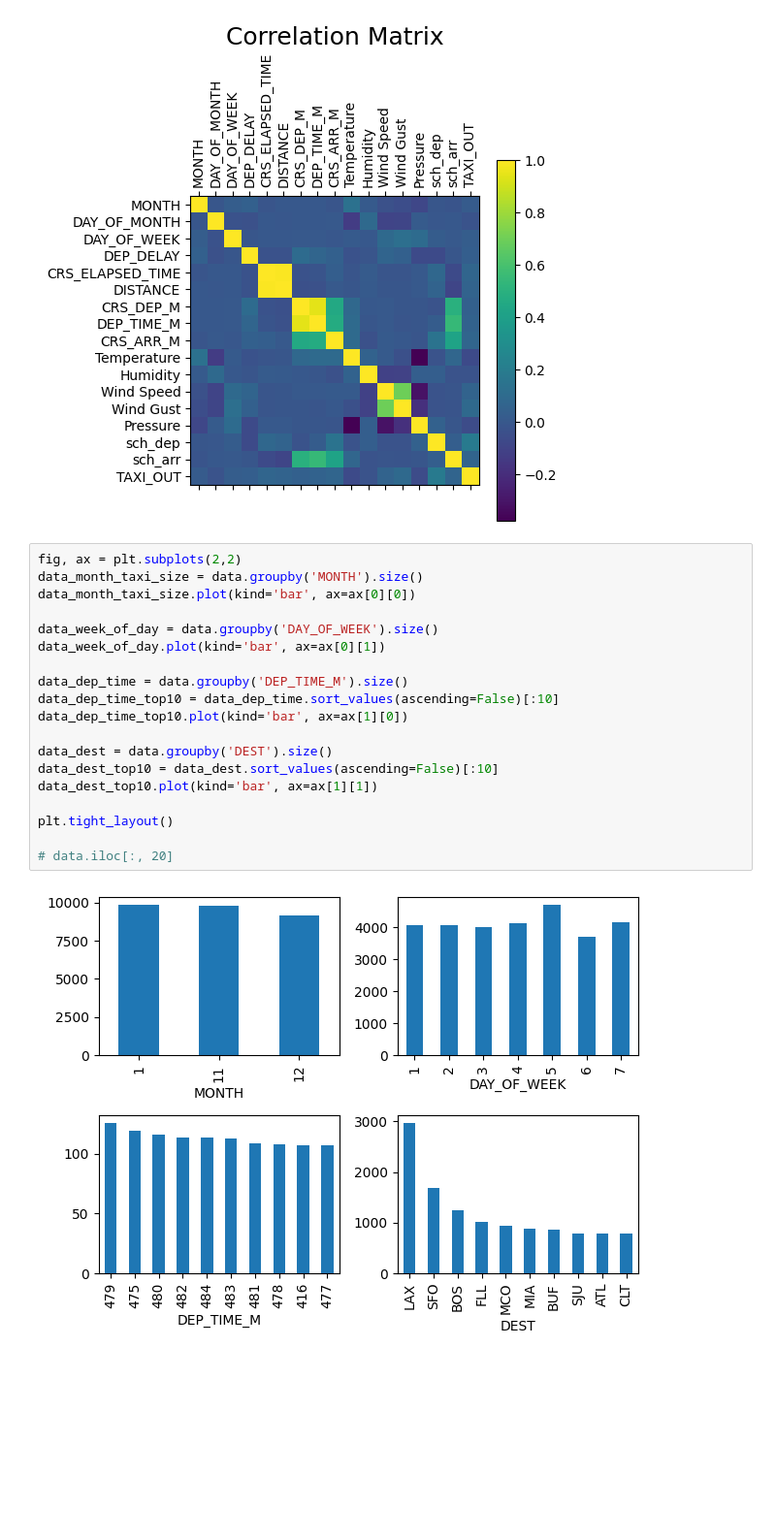
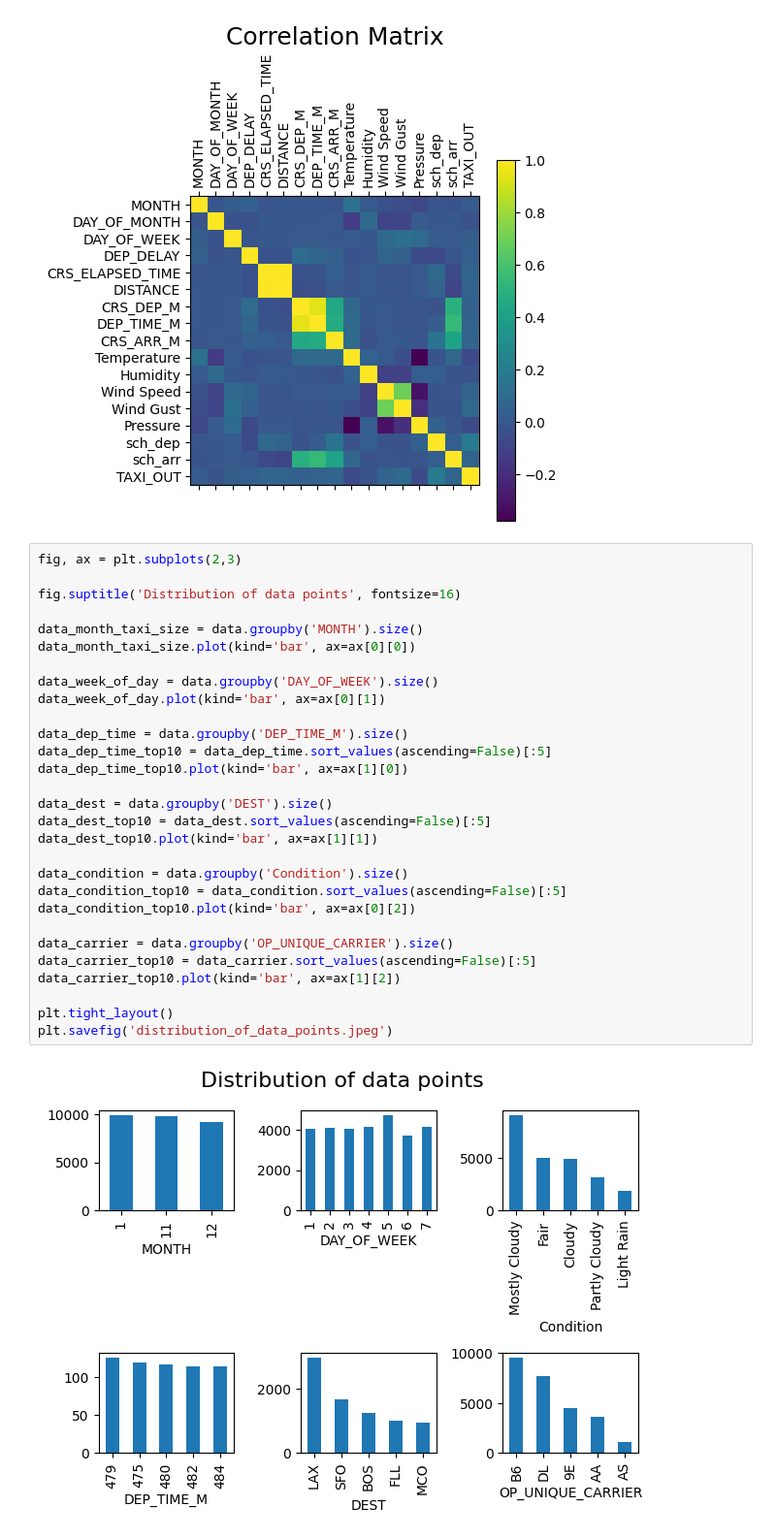
Before and after one commit to pkdc/plane-taxi-out-data-analysis, a Jupyter notebook: taxi-out-analysis.ipynb, the cells around one changed output. Shown at 97% size. Saved outputs shown, nothing was run; the diff lists cells and outputs as text; blank space fills up the shorter version.

Commit message:
added two more bar charts for EDA, removed some highly correlated columns

```diff
--- a/taxi-out-analysis.ipynb
+++ b/taxi-out-analysis.ipynb
@@ -102,23 +102,33 @@ plt.savefig('correlation_matrix.jpeg')
 <Figure size 1600x1200 with 0 Axes>
 [figure]
 # %%
-fig, ax = plt.subplots(2,2)
+fig, ax = plt.subplots(2,3)
+
+fig.suptitle('Distribution of data points', fontsize=16)
+
 data_month_taxi_size = data.groupby('MONTH').size()
 data_month_taxi_size.plot(kind='bar', ax=ax[0][0])
 
 data_week_of_day = data.groupby('DAY_OF_WEEK').size()
 data_week_of_day.plot(kind='bar', ax=ax[0][1])
 
 data_dep_time = data.groupby('DEP_TIME_M').size()
-data_dep_time_top10 = data_dep_time.sort_values(ascending=False)[:10]
+data_dep_time_top10 = data_dep_time.sort_values(ascending=False)[:5]
 data_dep_time_top10.plot(kind='bar', ax=ax[1][0])
 
 data_dest = data.groupby('DEST').size()
-data_dest_top10 = data_dest.sort_values(ascending=False)[:10]
+data_dest_top10 = data_dest.sort_values(ascending=False)[:5]
 data_dest_top10.plot(kind='bar', ax=ax[1][1])
 
+data_condition = data.groupby('Condition').size()
+data_condition_top10 = data_condition.sort_values(ascending=False)[:5]
+data_condition_top10.plot(kind='bar', ax=ax[0][2])
+
+data_carrier = data.groupby('OP_UNIQUE_CARRIER').size()
+data_carrier_top10 = data_carrier.sort_values(ascending=False)[:5]
+data_carrier_top10.plot(kind='bar', ax=ax[1][2])
+
 plt.tight_layout()
-
-# data.iloc[:, 20]
+plt.savefig('distribution_of_data_points.jpeg')
 # %% [output]
-[figure, old version]
+[figure, new version]
```
Also changed, not shown: parts of 10 cells of this notebook, 4 other files.
